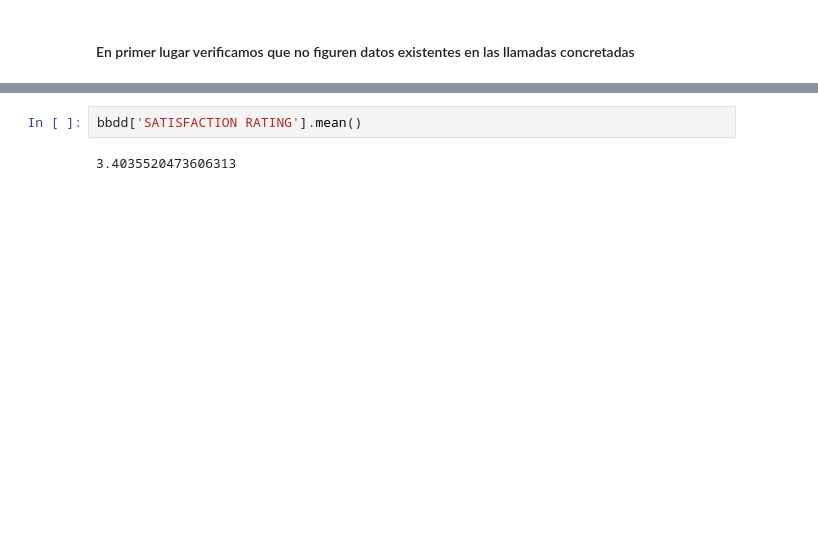
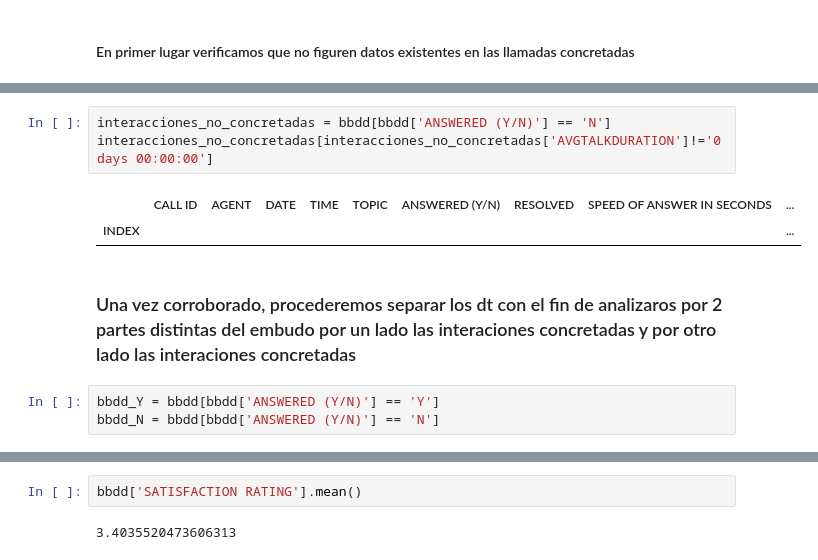
Before and after one commit to PABLOXAVIERMENDEZ/Proyecto_EDA_Pablo_Mendez, a Jupyter notebook: 3 - Set Up BBDD.ipynb, the cells around one changed output, grey strips where cells are left out. Cells and saved outputs as stored; diff of their text form; blank space fills up the shorter version.

```diff
--- a/3 - Set Up BBDD.ipynb
+++ b/3 - Set Up BBDD.ipynb
@@ -240,0 +213,11 @@ bbdd.fillna(' ')
+# %%
+interacciones_no_concretadas = bbdd[bbdd['ANSWERED (Y/N)'] == 'N']
+interacciones_no_concretadas[interacciones_no_concretadas['AVGTALKDURATION']!='0 days 00:00:00']
+# %% [output]
+|  | CALL ID | AGENT | DATE | TIME | TOPIC | ANSWERED (Y/N) | RESOLVED | SPEED OF ANSWER IN SECONDS | ... |
+| INDEX |  |  |  |  |  |  |  |  | ... |
+# %% [markdown]
+ ###  Una vez corroborado, procederemos separar los dt con el fin de analizaros por 2 partes distintas del embudo por un lado las interaciones concretadas y por otro lado las interaciones concretadas
+# %%
+bbdd_Y = bbdd[bbdd['ANSWERED (Y/N)'] == 'Y']
+bbdd_N = bbdd[bbdd['ANSWERED (Y/N)'] == 'N']
```
Also changed, not shown: parts of 30 cells of this notebook, 1 other file.
